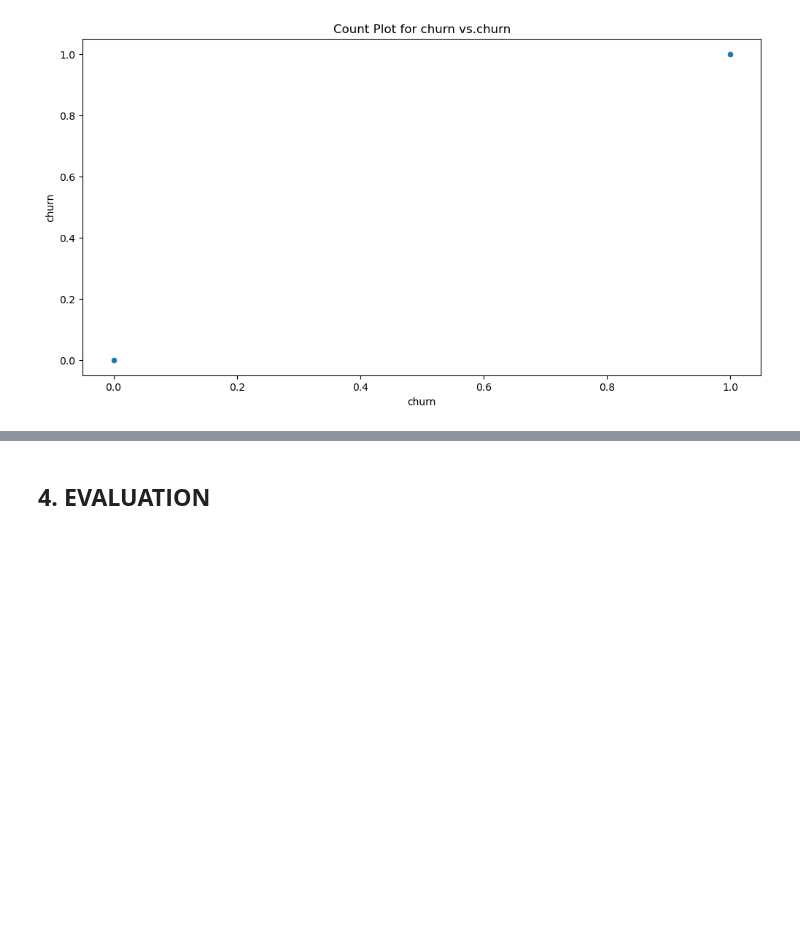
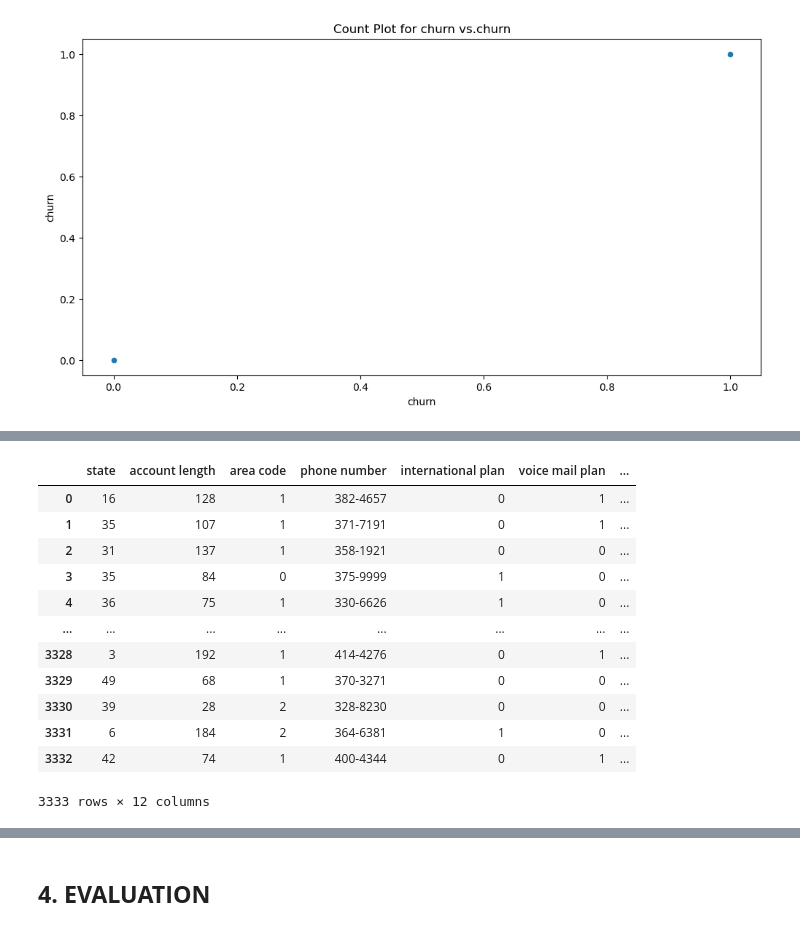
Before and after one commit to M13Mwongo/dsc-machine-learning, a Jupyter notebook: index.ipynb, the cells around one changed output, grey strips where cells are left out. Cells and saved outputs as stored; diff of their text form; code cells hidden in the pictures; blank space fills up the shorter version.

```diff
--- a/index.ipynb
+++ b/index.ipynb
@@ -682,0 +656,2 @@ weighted avg       0.95      0.94      0.94       667
+# %%
+model = Modeling(dataframe=data_analysis.dataframe)
@@ -682,0 +662,16 @@ weighted avg       0.95      0.94      0.94       667
+# %%
+model.label_encoder()
+# %% [output]
+|  | state | account length | area code | phone number | international plan | voice mail plan | ... |
+| 0 | 16 | 128 | 1 | 382-4657 | 0 | 1 | ... |
+| 1 | 35 | 107 | 1 | 371-7191 | 0 | 1 | ... |
+| 2 | 31 | 137 | 1 | 358-1921 | 0 | 0 | ... |
+| 3 | 35 | 84 | 0 | 375-9999 | 1 | 0 | ... |
+| 4 | 36 | 75 | 1 | 330-6626 | 1 | 0 | ... |
+| ... | ... | ... | ... | ... | ... | ... | ... |
+| 3328 | 3 | 192 | 1 | 414-4276 | 0 | 1 | ... |
+| 3329 | 49 | 68 | 1 | 370-3271 | 0 | 0 | ... |
+| 3330 | 39 | 28 | 2 | 328-8230 | 0 | 0 | ... |
+| 3331 | 6 | 184 | 2 | 364-6381 | 1 | 0 | ... |
+| 3332 | 42 | 74 | 1 | 400-4344 | 0 | 1 | ... |
+3333 rows × 12 columns
```
Also changed, not shown: parts of 27 cells of this notebook, 6 other files.
